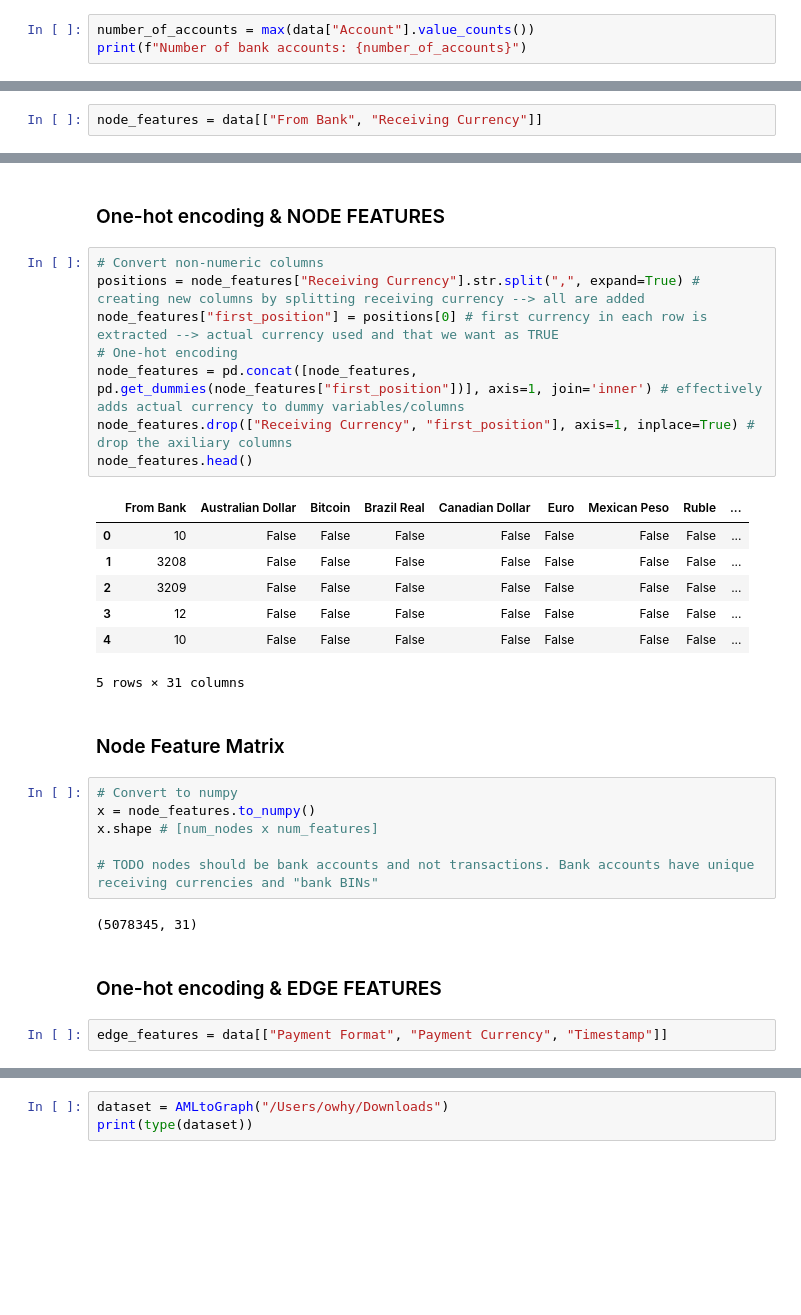
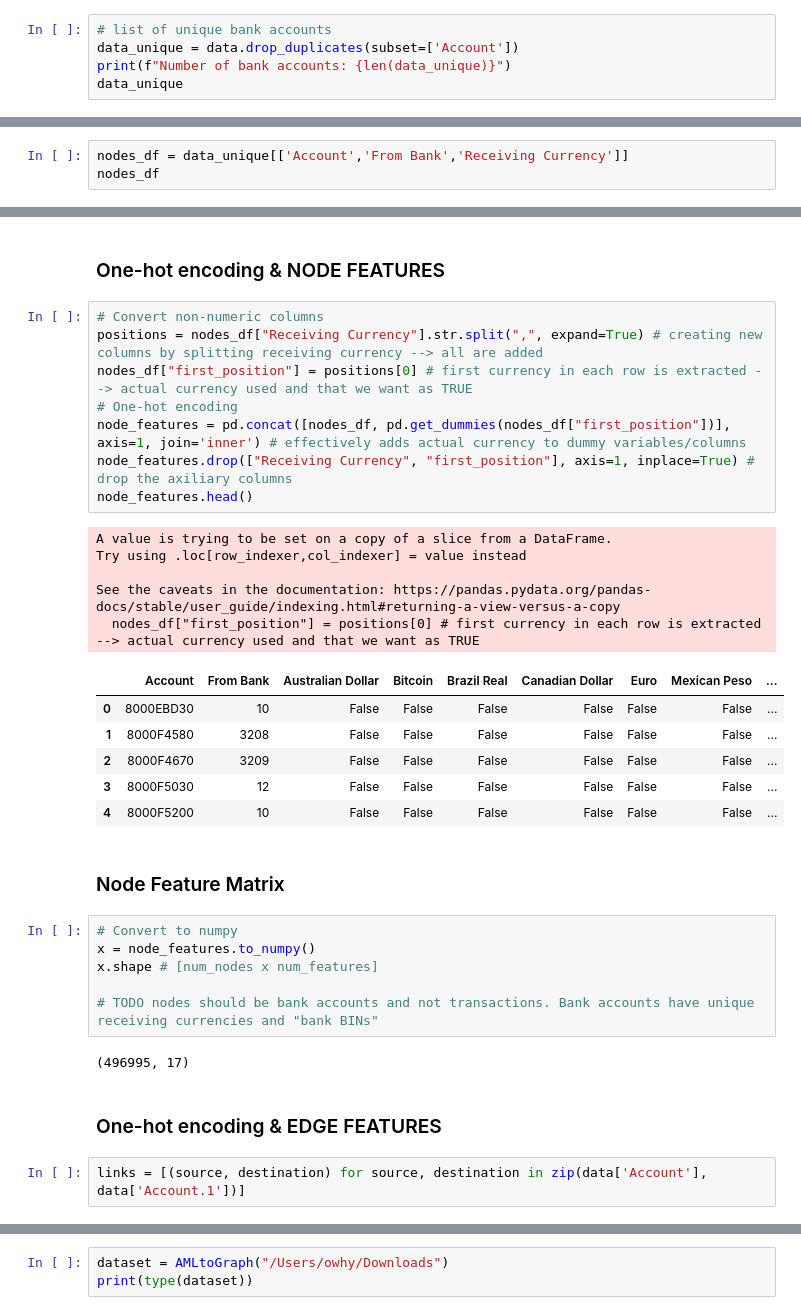
Before and after one commit to owhygithub/AML-fraud-detector, a Jupyter notebook: datasets_explore.ipynb, the cells around one changed output, grey strips where cells are left out. Drawn from its saved outputs; the diff is of its cells as text; blank space fills up the shorter version.

Commit message:
Created nodes and inputted node features, sorted edges inflow and outflow
Still need to figure out how to create graph and add edge features.

```diff
--- a/datasets_explore.ipynb
+++ b/datasets_explore.ipynb
@@ -188,6 +133,8 @@ data
 | 5078344 | 2022/09/10 23:37 | 154518 | 8148A6091 | 256398 | 8148A8711 | 0.281983 | Bitcoin | 0.281983 | ... |
 5078345 rows × 11 columns
 # %%
-number_of_accounts = max(data["Account"].value_counts())
-print(f"Number of bank accounts: {number_of_accounts}")
+# list of unique bank accounts
+data_unique = data.drop_duplicates(subset=['Account'])
+print(f"Number of bank accounts: {len(data_unique)}")
+data_unique
 # %% [output]
@@ -195,2 +155,3 @@ Number of bank accounts: 168672
 # %%
-node_features = data[["From Bank", "Receiving Currency"]]
+nodes_df = data_unique[['Account','From Bank','Receiving Currency']]
+nodes_df
@@ -198,20 +173,24 @@ node_features = data[["From Bank", "Receiving Currency"]]
 ### One-hot encoding & NODE FEATURES
 # %%
 # Convert non-numeric columns
-positions = node_features["Receiving Currency"].str.split(",", expand=True) # creating new columns by splitting receiving currency --> all are added
-node_features["first_position"] = positions[0] # first currency in each row is extracted --> actual currency used and that we want as TRUE
+positions = nodes_df["Receiving Currency"].str.split(",", expand=True) # creating new columns by splitting receiving currency --> all are added
+nodes_df["first_position"] = positions[0] # first currency in each row is extracted --> actual currency used and that we want as TRUE
 # One-hot encoding
-node_features = pd.concat([node_features, pd.get_dummies(node_features["first_position"])], axis=1, join='inner') # effectively adds actual currency to dummy variables/columns
+node_features = pd.concat([nodes_df, pd.get_dummies(nodes_df["first_position"])], axis=1, join='inner') # effectively adds actual currency to dummy variables/columns
 node_features.drop(["Receiving Currency", "first_position"], axis=1, inplace=True) # drop the axiliary columns
 node_features.head()
 # %% [output]
+A value is trying to be set on a copy of a slice from a DataFrame.
+Try using .loc[row_indexer,col_indexer] = value instead
+
+See the caveats in the documentation: https://pandas.pydata.org/pandas-docs/stable/user_guide/indexing.html#returning-a-view-versus-a-copy
+  nodes_df["first_position"] = positions[0] # first currency in each row is extracted --> actual currency used and that we want as TRUE
-|  | From Bank | Australian Dollar | Bitcoin | Brazil Real | Canadian Dollar | Euro | Mexican Peso | Ruble | ... |
-| 0 | 10 | False | False | False | False | False | False | False | ... |
-| 1 | 3208 | False | False | False | False | False | False | False | ... |
-| 2 | 3209 | False | False | False | False | False | False | False | ... |
-| 3 | 12 | False | False | False | False | False | False | False | ... |
-| 4 | 10 | False | False | False | False | False | False | False | ... |
+|  | Account | From Bank | Australian Dollar | Bitcoin | Brazil Real | Canadian Dollar | Euro | Mexican Peso | ... |
+| 0 | 8000EBD30 | 10 | False | False | False | False | False | False | ... |
+| 1 | 8000F4580 | 3208 | False | False | False | False | False | False | ... |
+| 2 | 8000F4670 | 3209 | False | False | False | False | False | False | ... |
+| 3 | 8000F5030 | 12 | False | False | False | False | False | False | ... |
+| 4 | 8000F5200 | 10 | False | False | False | False | False | False | ... |
-5 rows × 31 columns
 # %% [markdown]
 ### Node Feature Matrix
 # %%
@@ -221,8 +200,8 @@ x.shape # [num_nodes x num_features]
 
 # TODO nodes should be bank accounts and not transactions. Bank accounts have unique receiving currencies and "bank BINs"
 # %% [output]
-(5078345, 31)
+(496995, 17)
 # %% [markdown]
 ### One-hot encoding & EDGE FEATURES
-# %%
-edge_features = data[["Payment Format", "Payment Currency", "Timestamp"]]
+# %%
+links = [(source, destination) for source, destination in zip(data['Account'], data['Account.1'])]
```
Also changed, not shown: parts of 21 cells of this notebook.
